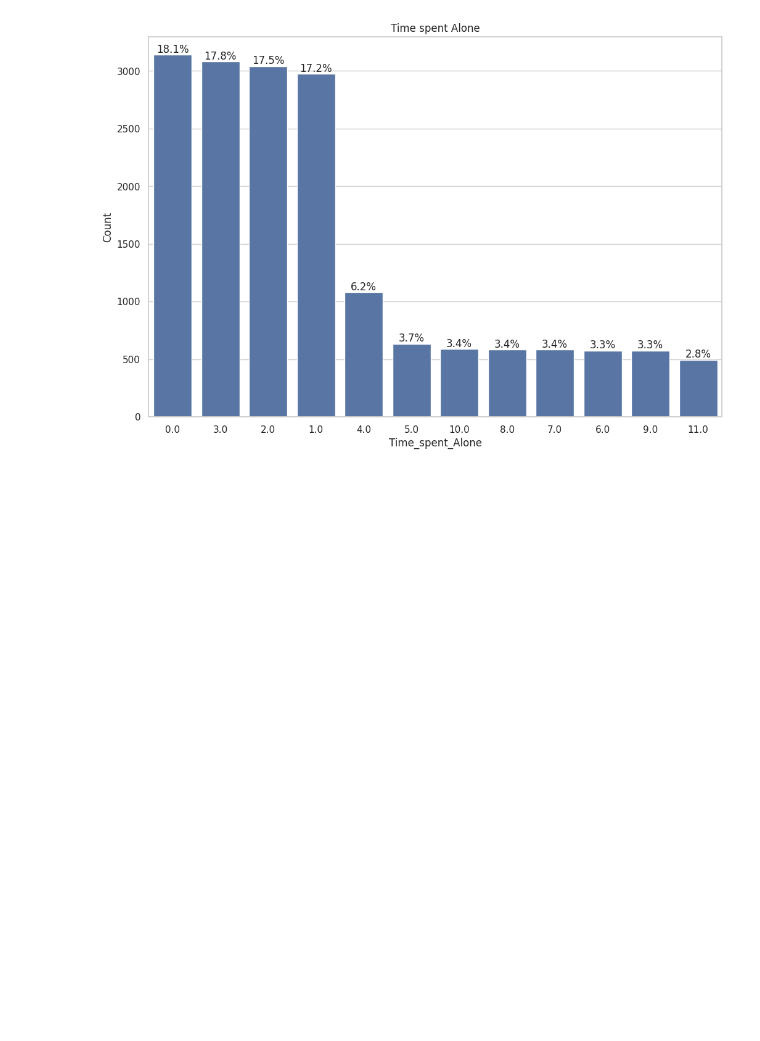
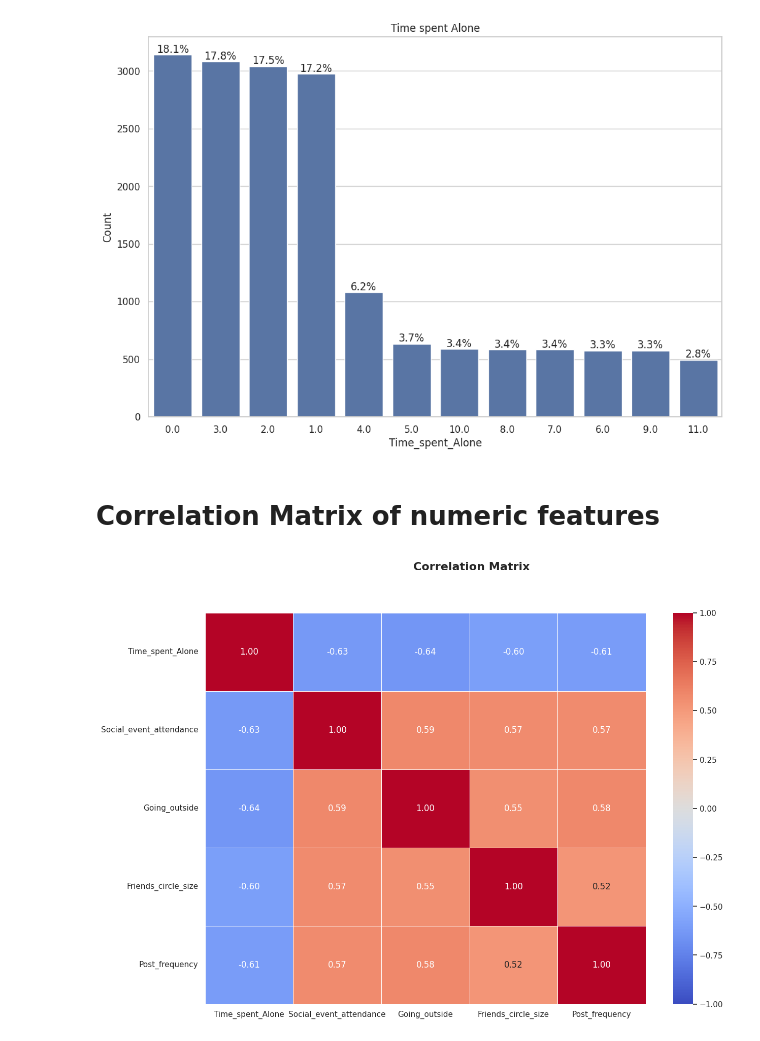
Before and after one commit to CharalamposZisis/Introvert-vs-Extrovert, a Jupyter notebook: research/01.EDA.ipynb, the cells around one changed output. Cells and saved outputs as stored; diff of their text form; code cells hidden in the pictures; blank space fills up the shorter version.

```diff
--- a/research/01.EDA.ipynb
+++ b/research/01.EDA.ipynb
@@ -262,3 +243,13 @@ plt.tight_layout
 plt.show()
 # %% [output]
 [figure]
+# %% [markdown]
+# Correlation Matrix of numeric features
+# %%
+plt.figure(figsize=(14,10))
+corr=df[col_plot].corr()
+sns.heatmap(corr,annot=True,cmap='coolwarm', linewidths=0.5, fmt=',.2f', vmax=1, vmin=-1, center=0)
+plt.suptitle('Correlation Matrix', fontsize=16, fontweight='bold')
+plt.show()
+# %% [output]
+[figure, added]
```
Also changed, not shown: parts of 8 cells of this notebook, 4 other files.
